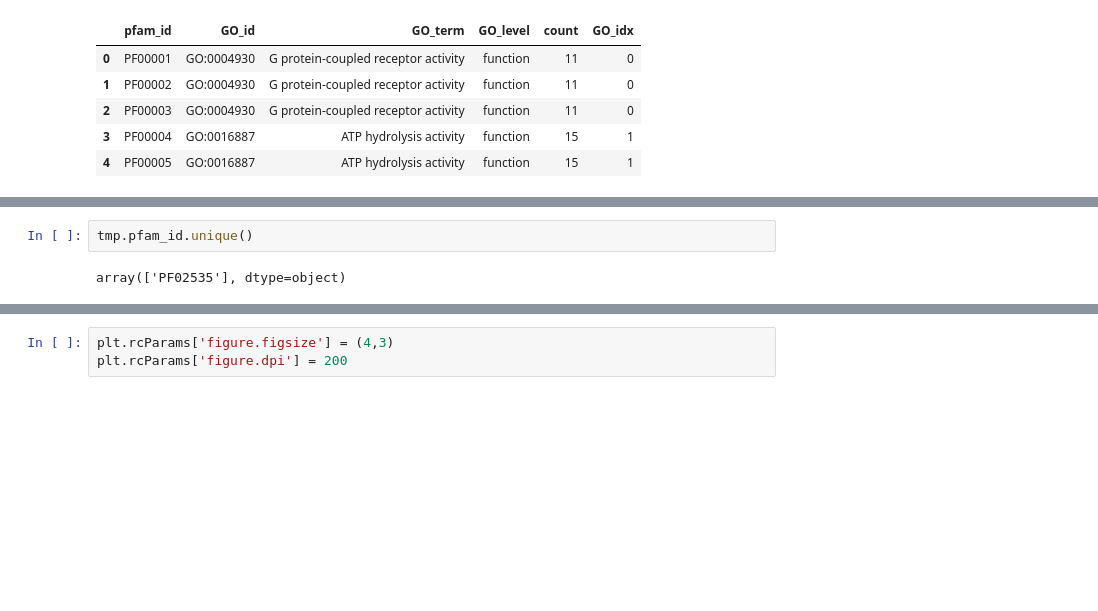
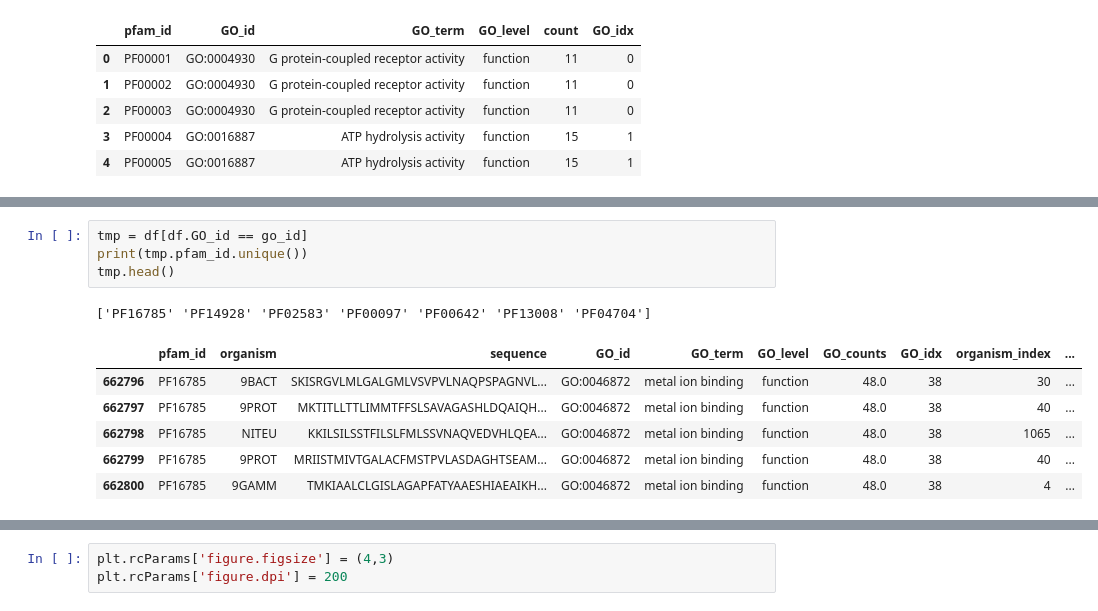
Before and after one commit to amyxlu/plaid-dev-distributed, a Jupyter notebook: notebooks/71_dataframes_fnorg.ipynb, the cells around one changed output, grey strips where cells are left out. Cells and saved outputs as stored; diff of their text form; blank space fills up the shorter version.

```diff
--- a/notebooks/71_dataframes_fnorg.ipynb
+++ b/notebooks/71_dataframes_fnorg.ipynb
@@ -163,4 +138,12 @@ tmp = df[(df.GO_term == "metal ion transmembrane transporter activity")]
 # %%
-tmp.pfam_id.unique()
+tmp = df[df.GO_id == go_id]
+print(tmp.pfam_id.unique())
+tmp.head()
 # %% [output]
-array(['PF02535'], dtype=object)
+['PF16785' 'PF14928' 'PF02583' 'PF00097' 'PF00642' 'PF13008' 'PF04704']
+|  | pfam_id | organism | sequence | GO_id | GO_term | GO_level | GO_counts | GO_idx | organism_index | ... |
+| 662796 | PF16785 | 9BACT | SKISRGVLMLGALGMLVSVPVLNAQPSPAGNVL... | GO:0046872 | metal ion binding | function | 48.0 | 38 | 30 | ... |
+| 662797 | PF16785 | 9PROT | MKTITLLTTLIMMTFFSLSAVAGASHLDQAIQH... | GO:0046872 | metal ion binding | function | 48.0 | 38 | 40 | ... |
+| 662798 | PF16785 | NITEU | KKILSILSSTFILSLFMLSSVNAQVEDVHLQEA... | GO:0046872 | metal ion binding | function | 48.0 | 38 | 1065 | ... |
+| 662799 | PF16785 | 9PROT | MRIISTMIVTGALACFMSTPVLASDAGHTSEAM... | GO:0046872 | metal ion binding | function | 48.0 | 38 | 40 | ... |
+| 662800 | PF16785 | 9GAMM | TMKIAALCLGISLAGAPFATYAAESHIAEAIKH... | GO:0046872 | metal ion binding | function | 48.0 | 38 | 4 | ... |
```
Also changed, not shown: parts of 18 cells of this notebook, 9 other files.
